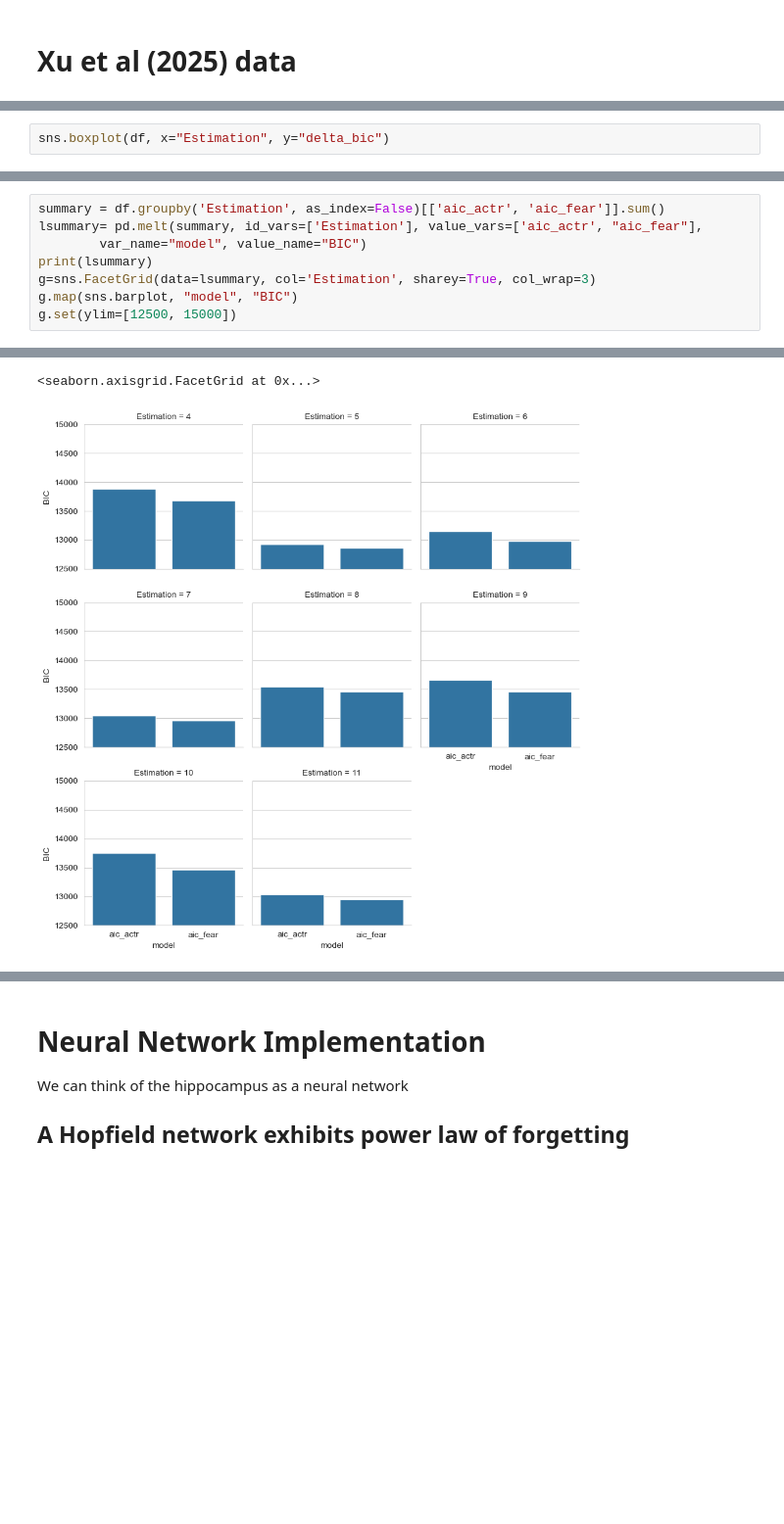
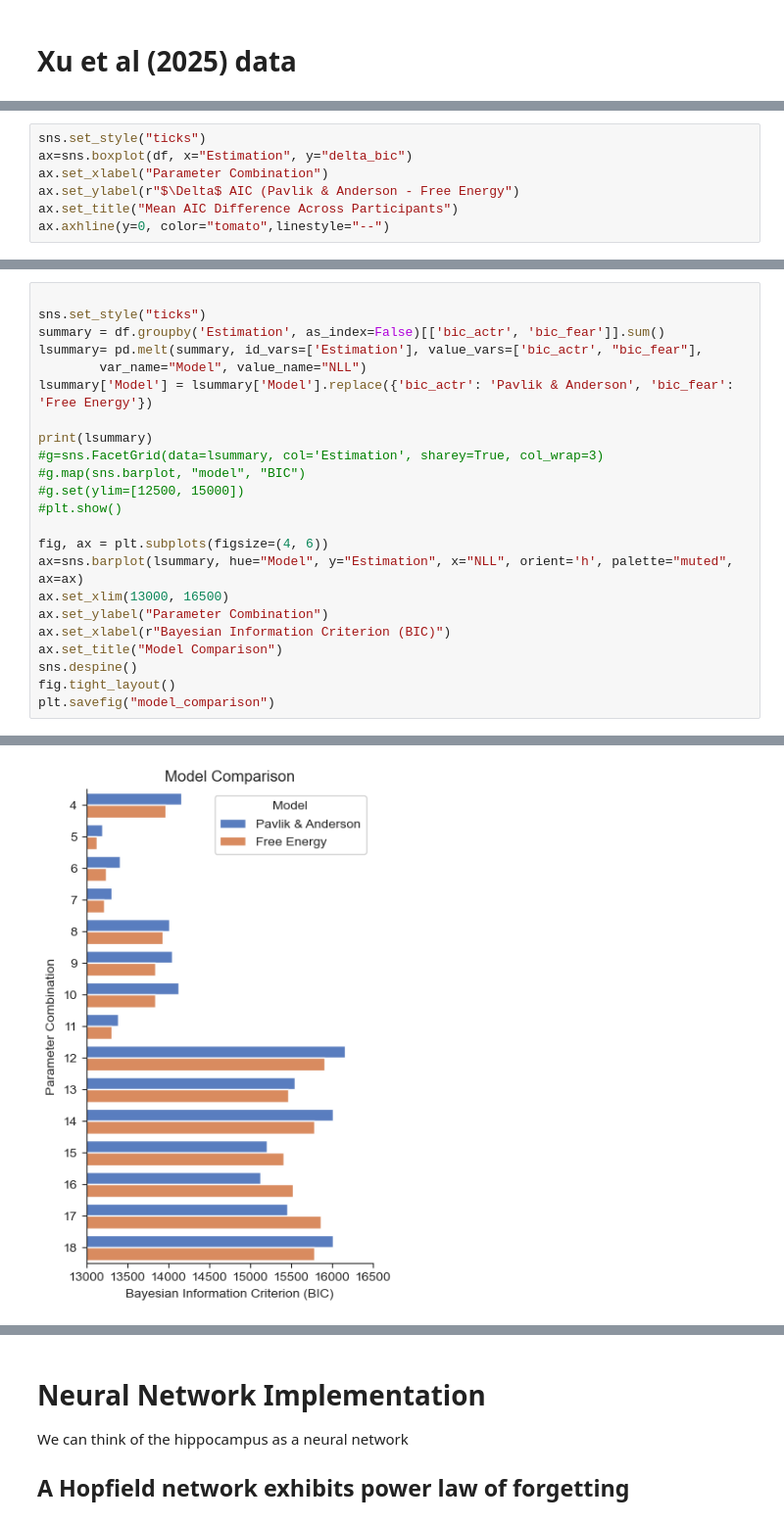
Before and after one commit to UWCCDL/SpacingEffect, a Jupyter notebook: spacing.ipynb, the cells around one changed output, grey strips where cells are left out. Shown at 98% size. Drawn from its saved outputs; the diff is of its cells as text; blank space fills up the shorter version.

```diff
--- a/spacing.ipynb
+++ b/spacing.ipynb
@@ -1235,3 +1225,8 @@ plt.tight_layout()
 # %%
-sns.boxplot(df, x="Estimation", y="delta_bic")
+sns.set_style("ticks")
+ax=sns.boxplot(df, x="Estimation", y="delta_bic")
+ax.set_xlabel("Parameter Combination")
+ax.set_ylabel(r"$\Delta$ AIC (Pavlik & Anderson - Free Energy")
+ax.set_title("Mean AIC Difference Across Participants")
+ax.axhline(y=0, color="tomato",linestyle="--")
 # %% [output]
@@ -1240,9 +1235,24 @@ sns.boxplot(df, x="Estimation", y="delta_bic")
 # %%
-summary = df.groupby('Estimation', as_index=False)[['aic_actr', 'aic_fear']].sum()
-lsummary= pd.melt(summary, id_vars=['Estimation'], value_vars=['aic_actr', "aic_fear"],
-        var_name="model", value_name="BIC")
+
+sns.set_style("ticks")
+summary = df.groupby('Estimation', as_index=False)[['bic_actr', 'bic_fear']].sum()
+lsummary= pd.melt(summary, id_vars=['Estimation'], value_vars=['bic_actr', "bic_fear"],
+        var_name="Model", value_name="NLL")
+lsummary['Model'] = lsummary['Model'].replace({'bic_actr': 'Pavlik & Anderson', 'bic_fear': 'Free Energy'})
+
 print(lsummary)
-g=sns.FacetGrid(data=lsummary, col='Estimation', sharey=True, col_wrap=3)
-g.map(sns.barplot, "model", "BIC")
-g.set(ylim=[12500, 15000])
+#g=sns.FacetGrid(data=lsummary, col='Estimation', sharey=True, col_wrap=3)
+#g.map(sns.barplot, "model", "BIC")
+#g.set(ylim=[12500, 15000])
+#plt.show()
+
+fig, ax = plt.subplots(figsize=(4, 6))
+ax=sns.barplot(lsummary, hue="Model", y="Estimation", x="NLL", orient='h', palette="muted", ax=ax)
+ax.set_xlim(13000, 16500)
+ax.set_ylabel("Parameter Combination")
+ax.set_xlabel(r"Bayesian Information Criterion (BIC)")
+ax.set_title("Model Comparison")
+sns.despine()
+fig.tight_layout()
+plt.savefig("model_comparison")
 # %% [output]
@@ -1266,2 +1276 @@ g.set(ylim=[12500, 15000])
-<seaborn.axisgrid.FacetGrid at 0x...>
-[figure, old version]
+[figure, new version]
```
Also changed, not shown: parts of 10 cells of this notebook, 6 other files.
